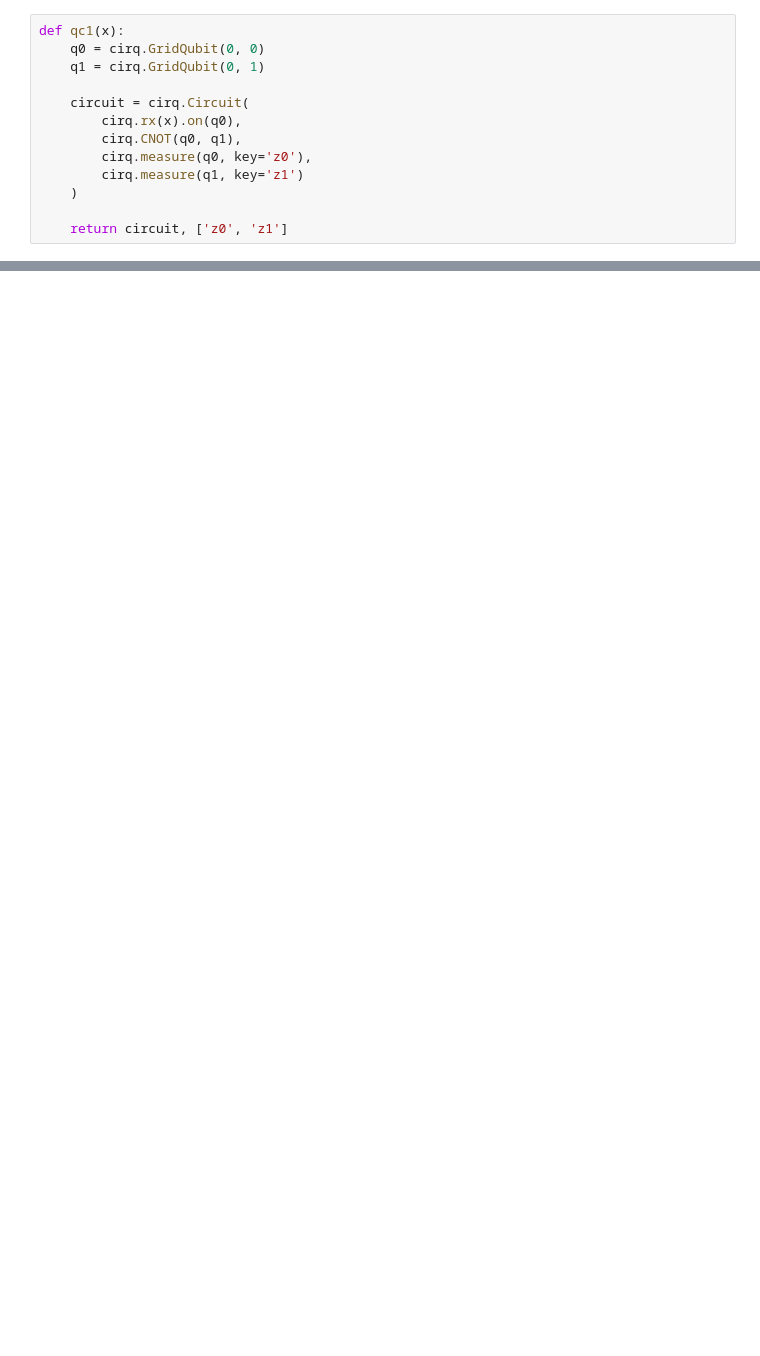
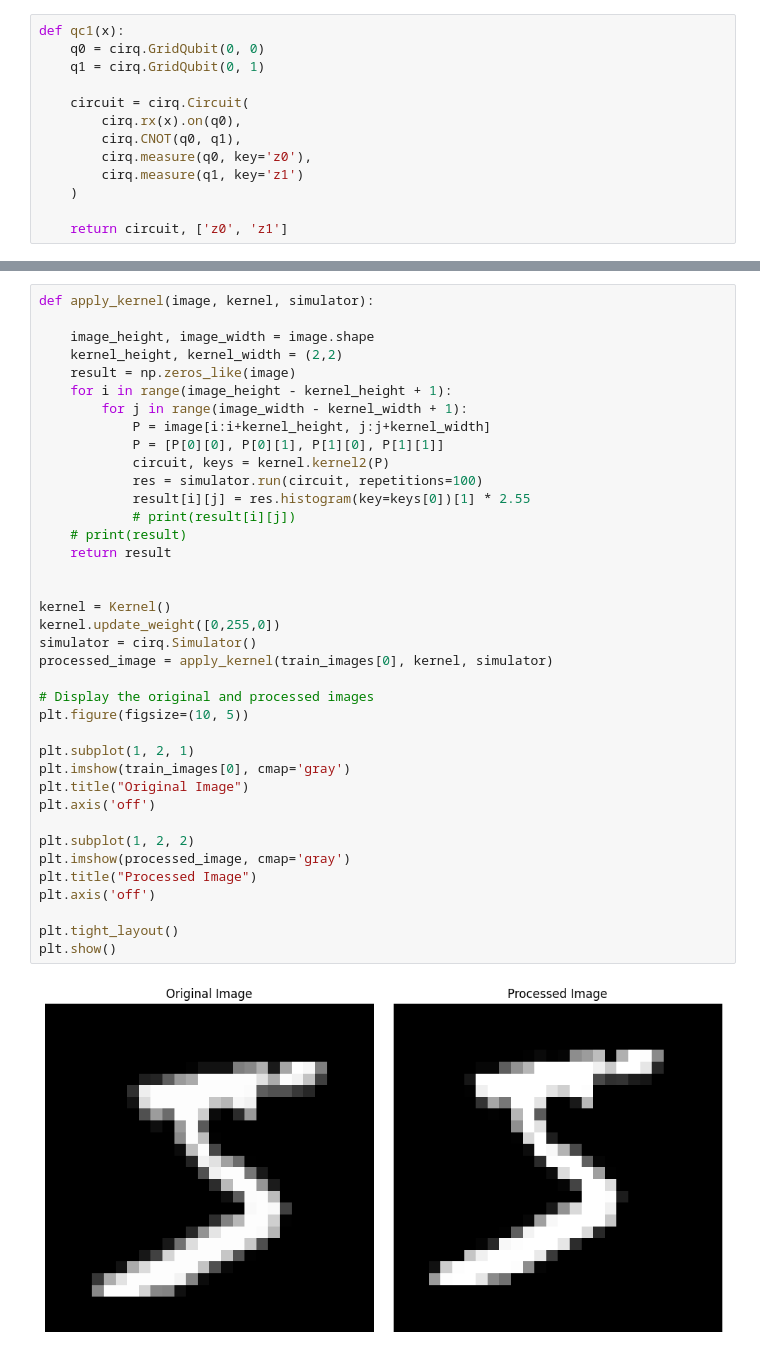
Before and after one commit to Tentacall/GridProjectHealth-Care, a Jupyter notebook: experiment/cirq.ipynb, the cells around one changed output, grey strips where cells are left out. Cells and saved outputs as stored; diff of their text form; blank space fills up the shorter version.

```diff
--- a/experiment/cirq.ipynb
+++ b/experiment/cirq.ipynb
@@ -41,0 +128,40 @@ z1 :  Counter({0: 924, 1: 76})
+# %%
+def apply_kernel(image, kernel, simulator):
+
+    image_height, image_width = image.shape
+    kernel_height, kernel_width = (2,2)
+    result = np.zeros_like(image)
+    for i in range(image_height - kernel_height + 1):
+        for j in range(image_width - kernel_width + 1):
+            P = image[i:i+kernel_height, j:j+kernel_width]
+            P = [P[0][0], P[0][1], P[1][0], P[1][1]]
+            circuit, keys = kernel.kernel2(P)
+            res = simulator.run(circuit, repetitions=100)
+            result[i][j] = res.histogram(key=keys[0])[1] * 2.55
+            # print(result[i][j])
+    # print(result)
+    return result
+
+
+kernel = Kernel()
+kernel.update_weight([0,255,0])
+simulator = cirq.Simulator()
+processed_image = apply_kernel(train_images[0], kernel, simulator)
+
+# Display the original and processed images
+plt.figure(figsize=(10, 5))
+
+plt.subplot(1, 2, 1)
+plt.imshow(train_images[0], cmap='gray')
+plt.title("Original Image")
+plt.axis('off')
+
+plt.subplot(1, 2, 2)
+plt.imshow(processed_image, cmap='gray')
+plt.title("Processed Image")
+plt.axis('off')
+
+plt.tight_layout()
+plt.show()
+# %% [output]
+[figure, added]
```
Also changed, not shown: parts of 8 cells of this notebook, 1 other file.
